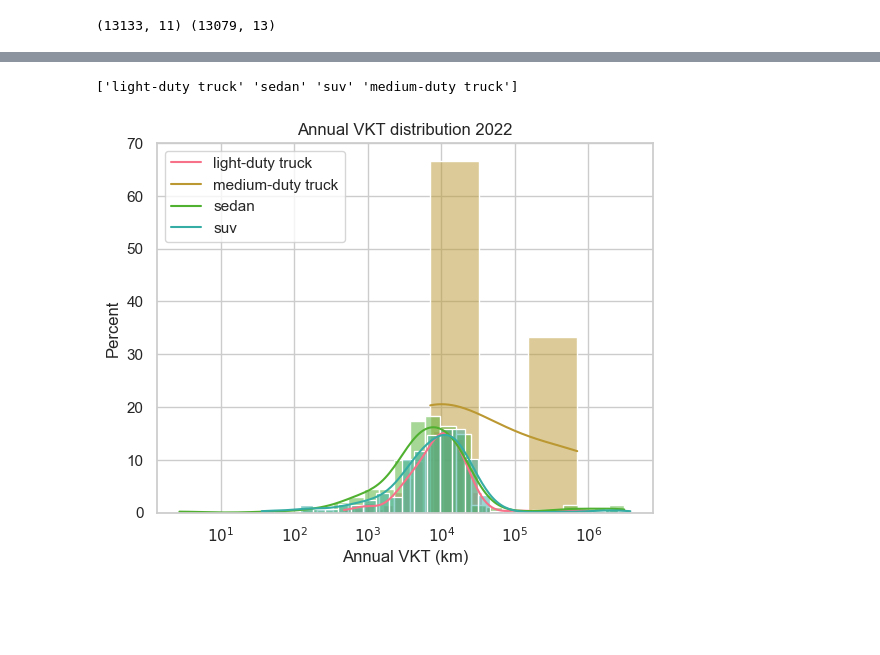
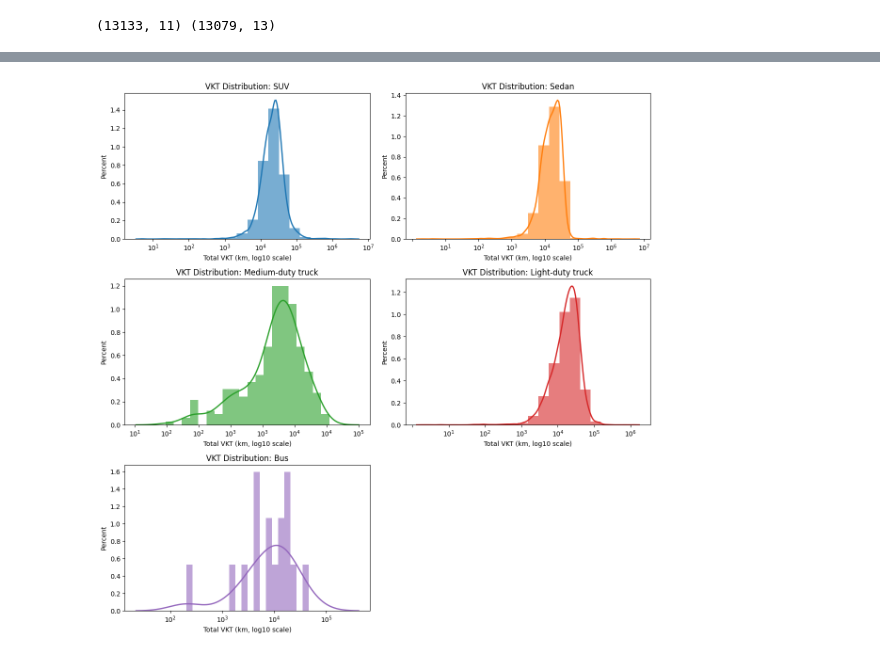
Before and after one commit to AlexWangVT/fleet_modeling, a Jupyter notebook: scripts/formal_analysis/vehicle_classification.ipynb, the cells around one changed output, grey strips where cells are left out. Drawn from its saved outputs; the diff is of its cells as text; code cells hidden in the pictures; blank space fills up the shorter version.

Commit message:
plot survival and vkt using vehicle data with Odometer Reading

```diff
--- a/scripts/formal_analysis/vehicle_classification.ipynb
+++ b/scripts/formal_analysis/vehicle_classification.ipynb
@@ -59,0 +72,18 @@ print(fleet_df.shape, fleet_df['Activity Type Description'].nunique())
+# %%
+data_dir_new = '../../data/Aramco Leased Vehicles - from 2012 up-to-01-30-2025 - Including VTK and Acceptance Date.xlsx'
+data_dir_old = '../../data/Aramco Leased Vehicles - from 2012 up-to-date.xlsx'
+df_new = data_load(data_dir_new)
+df_old = data_load(data_dir_old)
+df_new['Fuel Type'] = ''
+# Replace columns 'Make' and 'Model' with 'Make' and 'Model' from the old data
+# Create mappings
+colA_map = df_old.set_index('Vehicle Number')['Make']
+colB_map = df_old.set_index('Vehicle Number')['Model']
+colC_map = df_old.set_index('Vehicle Number')['Fuel Type']
+# Replace only where match exists
+df_new['Make'] = df_new['Vehicle Number'].map(colA_map).fillna(df_new['Make'])
+df_new['Model'] = df_new['Vehicle Number'].map(colB_map).fillna(df_new['Model'])
+df_new['Fuel Type'] = df_new['Vehicle Number'].map(colC_map).fillna(df_new['Fuel Type'])
+df_new['Today'] = pd.to_datetime(datetime.date(2025, 5, 1))
+
+df_new.head()
@@ -236,0 +279,5 @@ merged_vkt_df = pd.merge(cleaned_melt_df, vehicle_type_df, on=['Make', 'Model',
+# %%
+df_new['service year'] = service_year_calculate(df_new)
+df_new['Current Odometer Reading'] = df_new['Current Odometer Reading'].str.replace(",", "")
+df_new['Current Odometer Reading'] = pd.to_numeric(df_new['Current Odometer Reading'], errors='coerce').astype('Int64')
+df_new['Total VKT'] = total_vkt(df_new)
@@ -237,9 +373,6 @@ merged_vkt_df = pd.merge(cleaned_melt_df, vehicle_type_df, on=['Make', 'Model',
 # %%
-year = 2022
-vkt_distribution = calculate_annual_vkt_distribution(merged_vkt_df, year)
-vkt_dist_visualization(vkt_distribution, year)
-
+vkt_dist_visualization_subplots(df_new)
+# vkt_distribution.to_csv(f'../../results/vkt_distribution_{year}.csv', index=False)
 # Still need to convert the actual recorded vkt of each vehicle (for those cut in or step out during the year) to annual equaivalent vkt
 # %% [output]
-['light-duty truck' 'sedan' 'suv' 'medium-duty truck']
-[figure, old version]
+[figure, new version]
```
Also changed, not shown: parts of 25 cells of this notebook, 7 other files.
